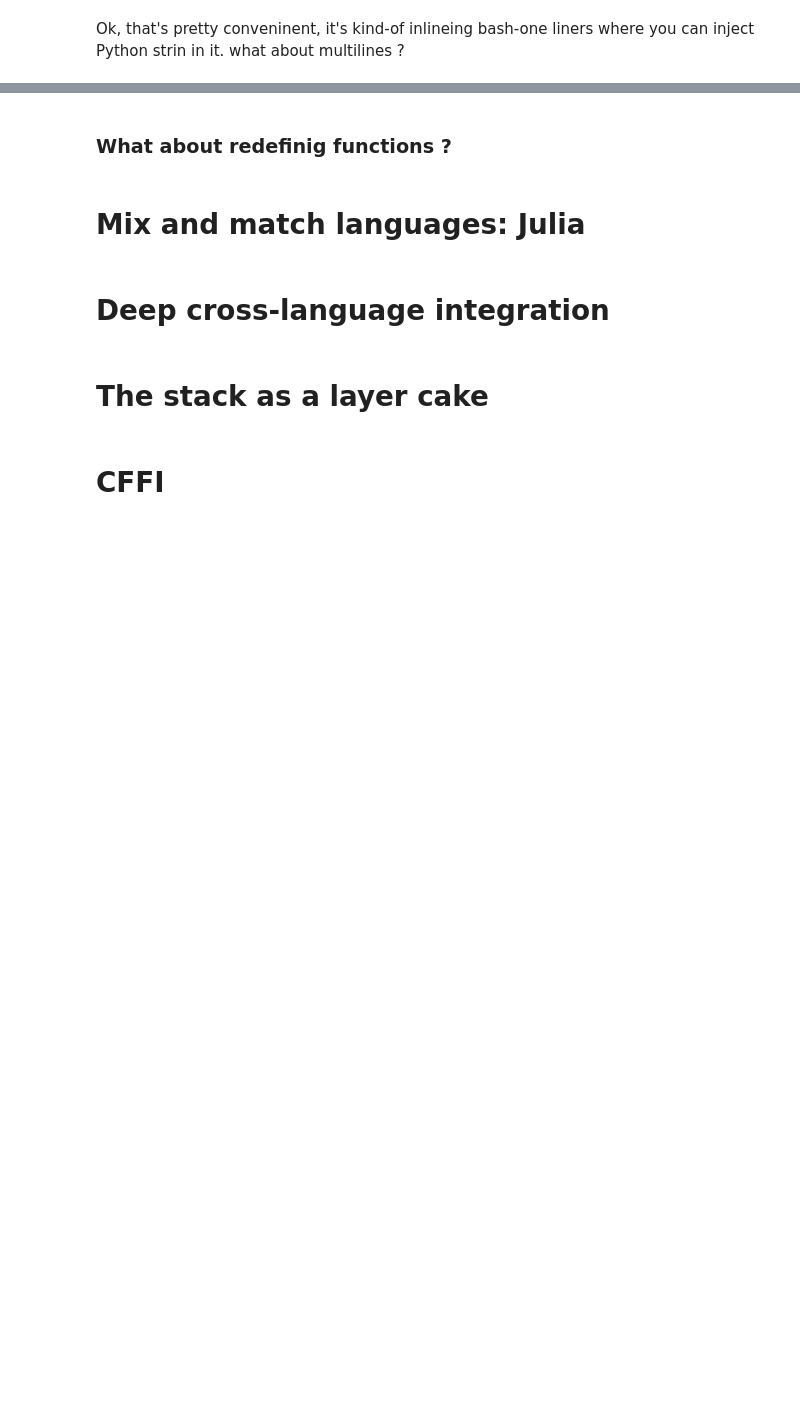
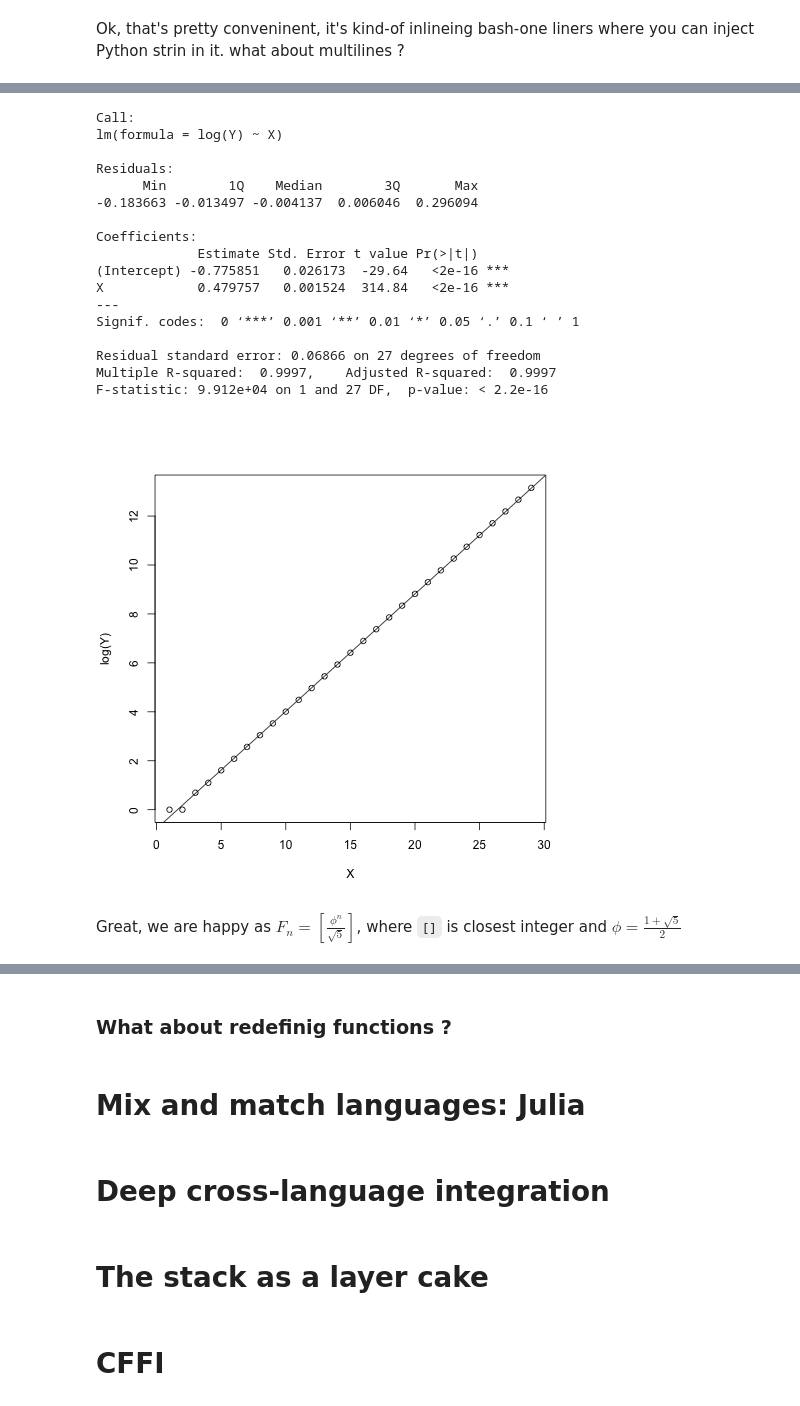
Before and after one commit to Carreau/talks, a Jupyter notebook: pybay-22-August-2016/Cross Language Integration.ipynb, the cells around one changed output, grey strips where cells are left out. Cells and saved outputs as stored; diff of their text form; code cells hidden in the pictures; blank space fills up the shorter version.

```diff
--- a/pybay-22-August-2016/Cross Language Integration.ipynb
+++ b/pybay-22-August-2016/Cross Language Integration.ipynb
@@ -111,8 +151,33 @@ plt.scatter(X,Y)
 %Rpush Y X
 # %%
 %%R
-s = summary(lm(Y~X))
+s = summary(lm(log(Y)~X))
 val <- s$coefficients
+
+plot(X, log(Y))
+abline(s)
+s
+# %% [output]
+Call:
+lm(formula = log(Y) ~ X)
+
+Residuals:
+      Min        1Q    Median        3Q       Max
+-0.183663 -0.013497 -0.004137  0.006046  0.296094
+
+Coefficients:
+             Estimate Std. Error t value Pr(>|t|)
+(Intercept) -0.775851   0.026173  -29.64   <2e-16 ***
+X            0.479757   0.001524  314.84   <2e-16 ***
+---
+Signif. codes:  0 ‘***’ 0.001 ‘**’ 0.01 ‘*’ 0.05 ‘.’ 0.1 ‘ ’ 1
+
+Residual standard error: 0.06866 on 27 degrees of freedom
+Multiple R-squared:  0.9997,    Adjusted R-squared:  0.9997
+F-statistic: 9.912e+04 on 1 and 27 DF,  p-value: < 2.2e-16
+[figure, added]
+# %% [markdown]
+Great, we are happy as $F_n = \left[\frac{\phi^n}{\sqrt 5}\right]$, where `[]` is closest integer and $\phi = \frac{1+\sqrt 5}{2}$
 # %%
 %R val
 # %% [output]
```
Also changed, not shown: parts of 49 cells of this notebook.
